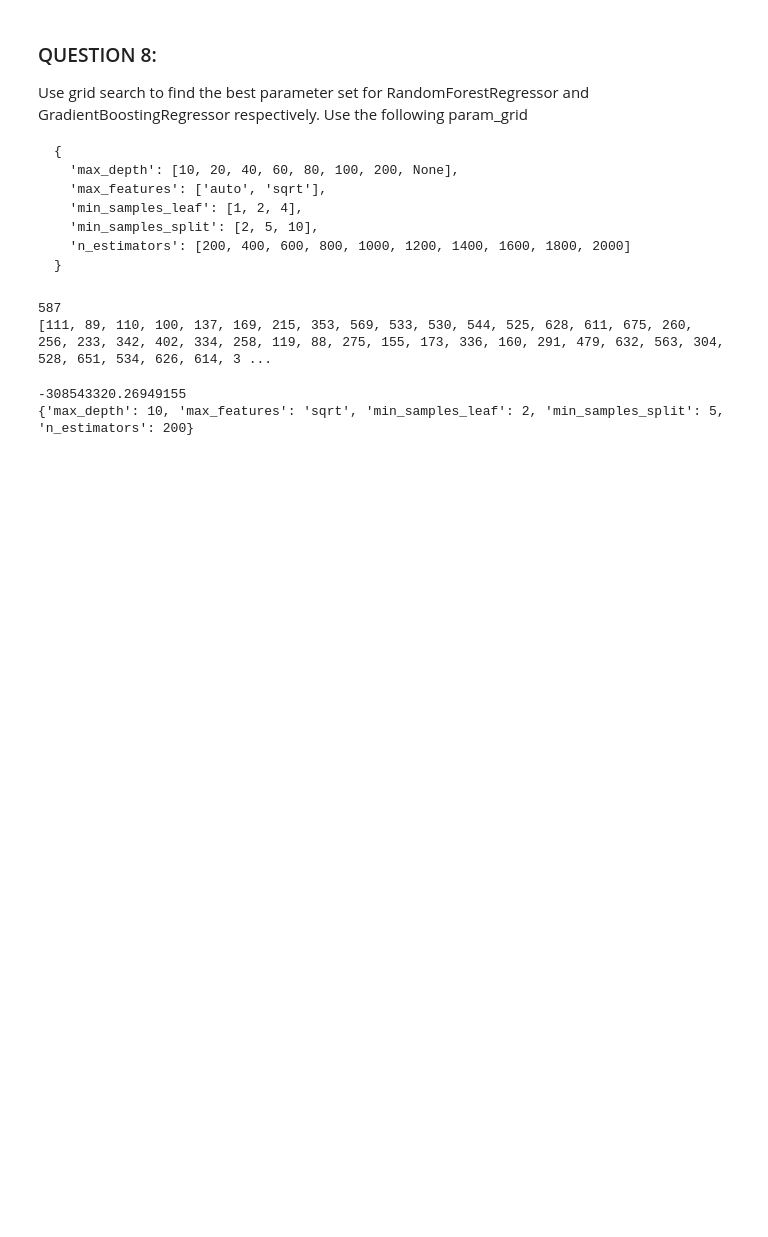
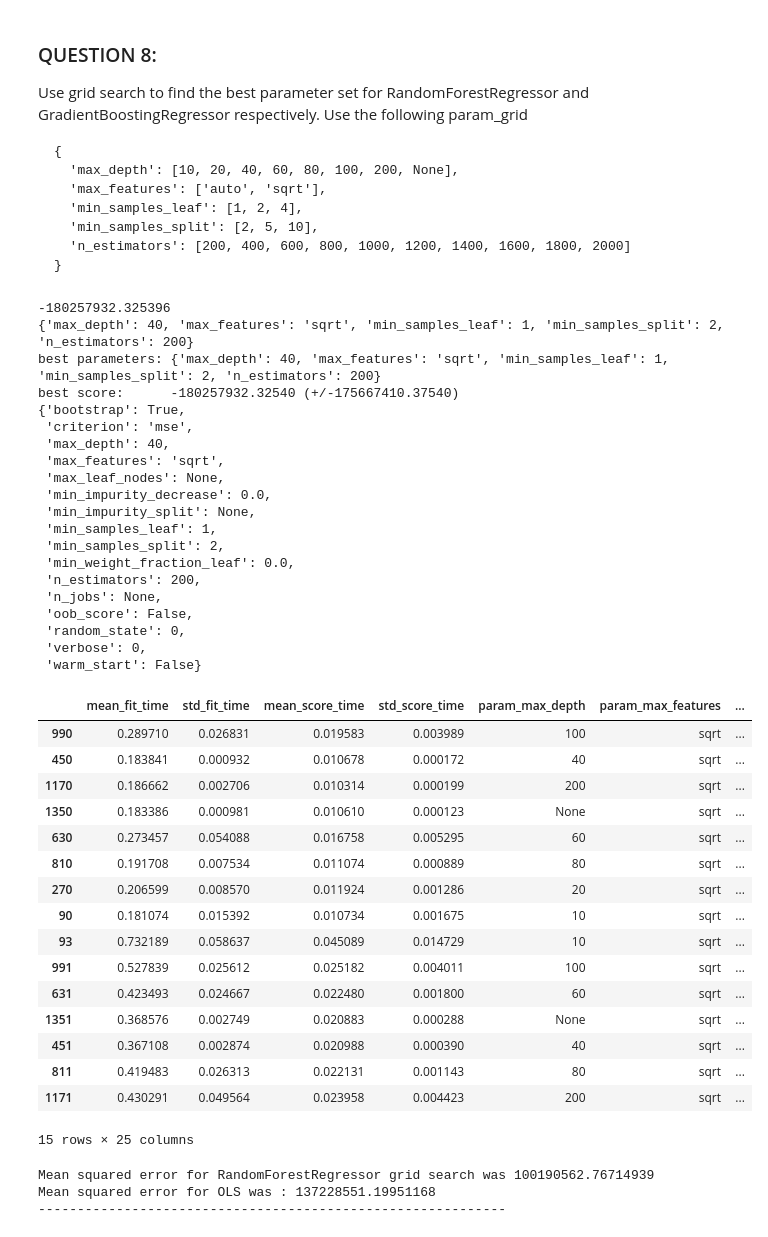
Before and after one commit to kehkashan22/ee219-project5, a Jupyter notebook: Q8.ipynb, the cells around one changed output. Drawn from its saved outputs; the diff is of its cells as text; code cells hidden in the pictures; blank space fills up the shorter version.

```diff
--- a/Q8.ipynb
+++ b/Q8.ipynb
@@ -89,7 +136,6 @@ def getFeatures(start_ts,end_ts,window):
                     continue
 
                 key = getWindowNumber(start_ts,timestamp,window)
-    #             print(key)
                 if key not in windowToTweets.keys():
                     windowToTweets[key]=0
                 windowToTweets[key]+=1
@@ -116,7 +162,7 @@ def getFeatures(start_ts,end_ts,window):
         followerCount = windowToFollowerCount.get(key,0)
         maxFollowers = windowToMaxFollowers.get(key,0)
 
-        h = getLocalHour(key)
+        h = getLocalHour(period)
 
         feature = [tweetCount, retweetCount, followerCount, maxFollowers, h]
         features.append(feature)
@@ -132,31 +178,65 @@ tp1_window_size = 3600
 tp1_start_ts = tp1_window_size * math.floor(min_ts/(tp1_window_size*1.0))
 tp1_end_ts = tp1_window_size * math.ceil(max_ts/(tp1_window_size*1.0))
 features,labels = getFeatures(tp1_start_ts,tp1_end_ts,tp1_window_size)
-print(len(features))
-print(labels)
+# save_object(features,"q8_features")
+# save_object(labels,"q8_labels")
-# %% [output]
-587
-[111, 89, 110, 100, 137, 169, 215, 353, 569, 533, 530, 544, 525, 628, 611, 675, 260, 256, 233, 342, 402, 334, 258, 119, 88, 275, 155, 173, 336, 160, 291, 479, 632, 563, 304, 528, 651, 534, 626, 614, 3 ...
 # %%
 # http://aplunket.com/random-forest-regressor/
 from sklearn.ensemble import RandomForestRegressor
 from sklearn.model_selection import GridSearchCV
 from sklearn.model_selection import KFold
 
 param_grid = {
   'max_depth': [10, 20, 40, 60, 80, 100, 200, None],
   'max_features': ['auto', 'sqrt'],
   'min_samples_leaf': [1, 2, 4],
   'min_samples_split': [2, 5, 10],
   'n_estimators': [200, 400, 600, 800, 1000, 1200, 1400, 1600, 1800, 2000]
 }
 
 model = RandomForestRegressor(random_state=0)
 grid = GridSearchCV(estimator=model, param_grid=param_grid, cv = KFold(5, shuffle=True), scoring='neg_mean_squared_error')
 grid.fit(features, labels)
 
 print(grid.best_score_)
 print(grid.best_params_)
+
+GridSearch_table_plot(grid, negative=False)
 # %% [output]
--308543320.26949155
-{'max_depth': 10, 'max_features': 'sqrt', 'min_samples_leaf': 2, 'min_samples_split': 5, 'n_estimators': 200}
+-180257932.325396
+{'max_depth': 40, 'max_features': 'sqrt', 'min_samples_leaf': 1, 'min_samples_split': 2, 'n_estimators': 200}
+best parameters: {'max_depth': 40, 'max_features': 'sqrt', 'min_samples_leaf': 1, 'min_samples_split': 2, 'n_estimators': 200}
+best score:      -180257932.32540 (+/-175667410.37540)
+{'bootstrap': True,
+ 'criterion': 'mse',
+ 'max_depth': 40,
+ 'max_features': 'sqrt',
+ 'max_leaf_nodes': None,
+ 'min_impurity_decrease': 0.0,
+ 'min_impurity_split': None,
+ 'min_samples_leaf': 1,
+ 'min_samples_split': 2,
+ 'min_weight_fraction_leaf': 0.0,
+ 'n_estimators': 200,
+ 'n_jobs': None,
+ 'oob_score': False,
+ 'random_state': 0,
+ 'verbose': 0,
+ 'warm_start': False}
+|  | mean_fit_time | std_fit_time | mean_score_time | std_score_time | param_max_depth | param_max_features | ... |
+| 990 | 0.289710 | 0.026831 | 0.019583 | 0.003989 | 100 | sqrt | ... |
+| 450 | 0.183841 | 0.000932 | 0.010678 | 0.000172 | 40 | sqrt | ... |
+| 1170 | 0.186662 | 0.002706 | 0.010314 | 0.000199 | 200 | sqrt | ... |
+| 1350 | 0.183386 | 0.000981 | 0.010610 | 0.000123 | None | sqrt | ... |
+| 630 | 0.273457 | 0.054088 | 0.016758 | 0.005295 | 60 | sqrt | ... |
+| 810 | 0.191708 | 0.007534 | 0.011074 | 0.000889 | 80 | sqrt | ... |
+| 270 | 0.206599 | 0.008570 | 0.011924 | 0.001286 | 20 | sqrt | ... |
+| 90 | 0.181074 | 0.015392 | 0.010734 | 0.001675 | 10 | sqrt | ... |
+| 93 | 0.732189 | 0.058637 | 0.045089 | 0.014729 | 10 | sqrt | ... |
+| 991 | 0.527839 | 0.025612 | 0.025182 | 0.004011 | 100 | sqrt | ... |
+| 631 | 0.423493 | 0.024667 | 0.022480 | 0.001800 | 60 | sqrt | ... |
+| 1351 | 0.368576 | 0.002749 | 0.020883 | 0.000288 | None | sqrt | ... |
+| 451 | 0.367108 | 0.002874 | 0.020988 | 0.000390 | 40 | sqrt | ... |
+| 811 | 0.419483 | 0.026313 | 0.022131 | 0.001143 | 80 | sqrt | ... |
+| 1171 | 0.430291 | 0.049564 | 0.023958 | 0.004423 | 200 | sqrt | ... |
+15 rows × 25 columns
@@ -163,3 +250,31 @@ print(grid.best_params_)
+# %%
+from sklearn.metrics import mean_squared_error
+
+y_pred = grid.predict(features)
+y_true = labels
+
+print("Mean squared error for RandomForestRegressor grid search was "+str(mean_squared_error(y_true, y_pred)))
+
+import statsmodels.api as sm
+import statsmodels.tools.eval_measures as ste
+
+
+# print('\nTesting OLS model')
+X = features
+y = labels
+
+X = sm.add_constant(X)
+
+model = sm.OLS(y,X)
+results = model.fit()
+pred_y = results.predict(X)
+print("Mean squared error for OLS was : {}".format(ste.mse(pred_y, y,axis=0)))
+
+print('---'*20)
+# %% [output]
+Mean squared error for RandomForestRegressor grid search was 100190562.76714939
+Mean squared error for OLS was : 137228551.19951168
+------------------------------------------------------------
 # %%
 # http://aplunket.com/random-forest-regressor/
 from sklearn.ensemble import GradientBoostingRegressor
```
Also changed, not shown: parts of 6 cells of this notebook.
